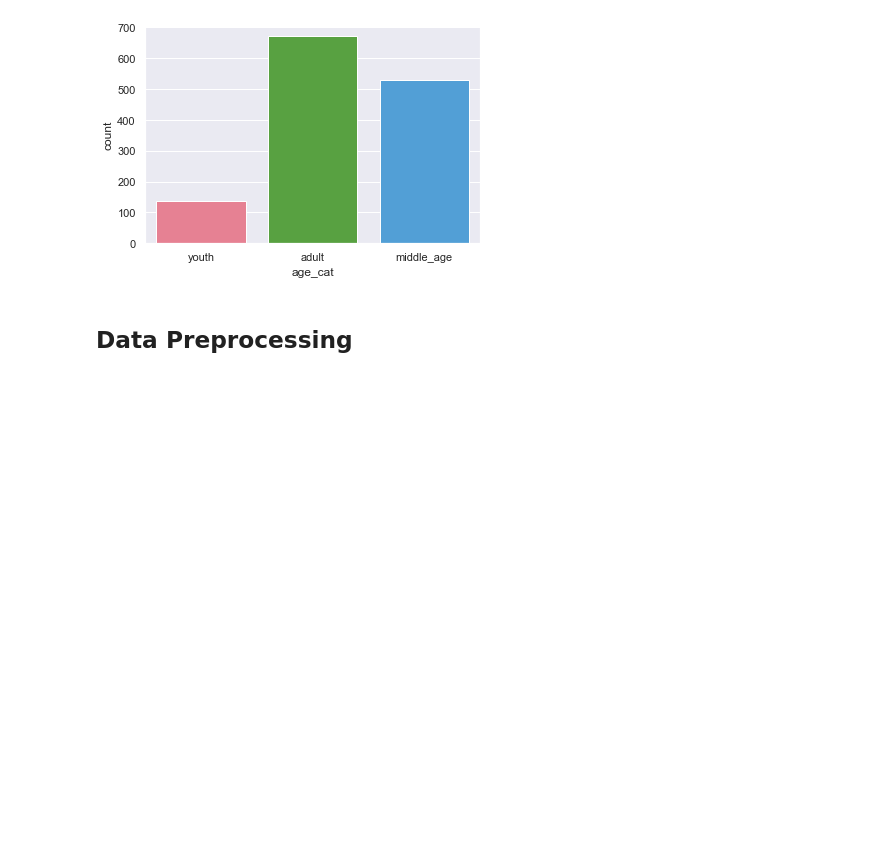
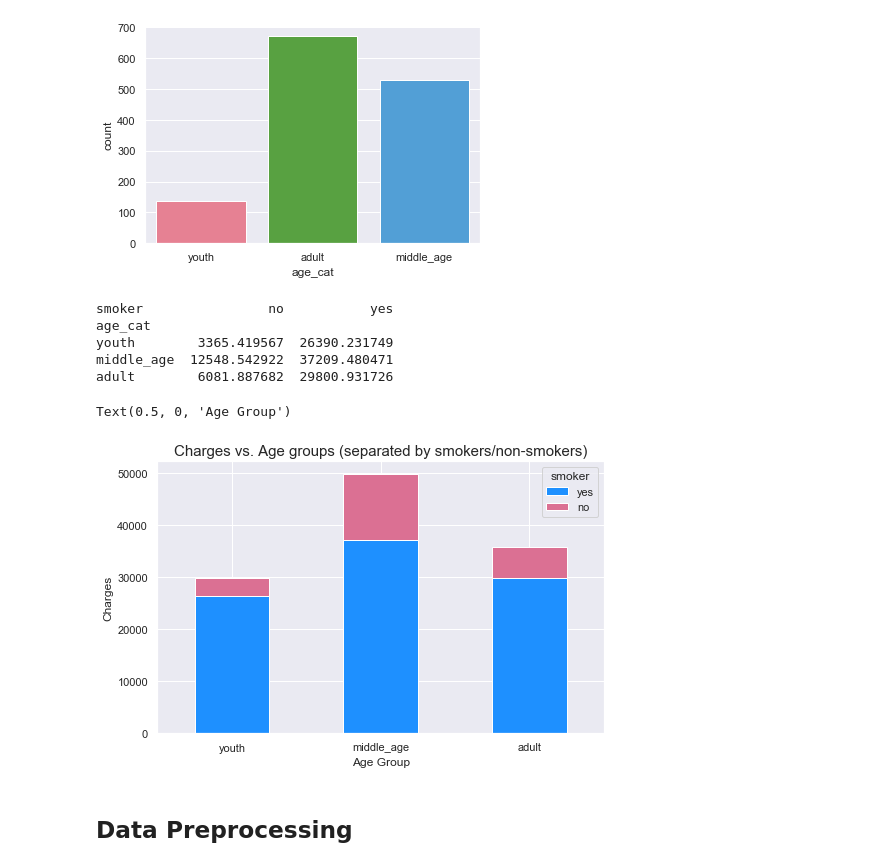
Before and after one commit to akim3245/Medical_Cost_Forecasting, a Jupyter notebook: MedicalCost_Dev_eda.ipynb, the cells around one changed output. Cells and saved outputs as stored; diff of their text form; code cells hidden in the pictures; blank space fills up the shorter version.

```diff
--- a/MedicalCost_Dev_eda.ipynb
+++ b/MedicalCost_Dev_eda.ipynb
@@ -342,6 +344,24 @@ sns.countplot('age_cat',data=df,palette='husl')
 # %% [output]
 <matplotlib.axes._subplots.AxesSubplot at 0x...>
 [figure]
+# %%
+#smokers in different age groups
+colors=['dodgerblue','palevioletred']
+piv2=pd.pivot_table(df, index = 'age_cat', columns='smoker', values = 'charges').sort_values('age_cat', ascending = False)
+print(piv2)
+piv2.loc[:,['yes','no']].plot.bar(stacked=True, figsize=(8,5), color=colors)
+plt.title("Charges vs. Age groups (separated by smokers/non-smokers)",fontsize=15)
+plt.xticks(rotation=0)
+plt.ylabel('Charges')
+plt.xlabel('Age Group')
+# %% [output]
+smoker                no           yes
+age_cat
+youth        3365.419567  26390.231749
+middle_age  12548.542922  37209.480471
+adult        6081.887682  29800.931726
+Text(0.5, 0, 'Age Group')
+[figure, added]
 # %% [markdown]
 ## Data Preprocessing
 # %%
```
Also changed, not shown: parts of 5 cells of this notebook.
